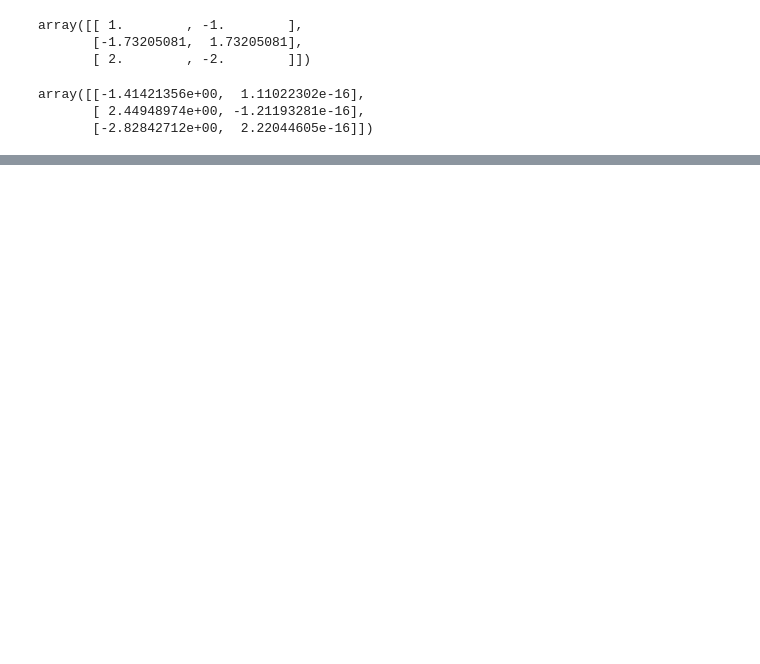
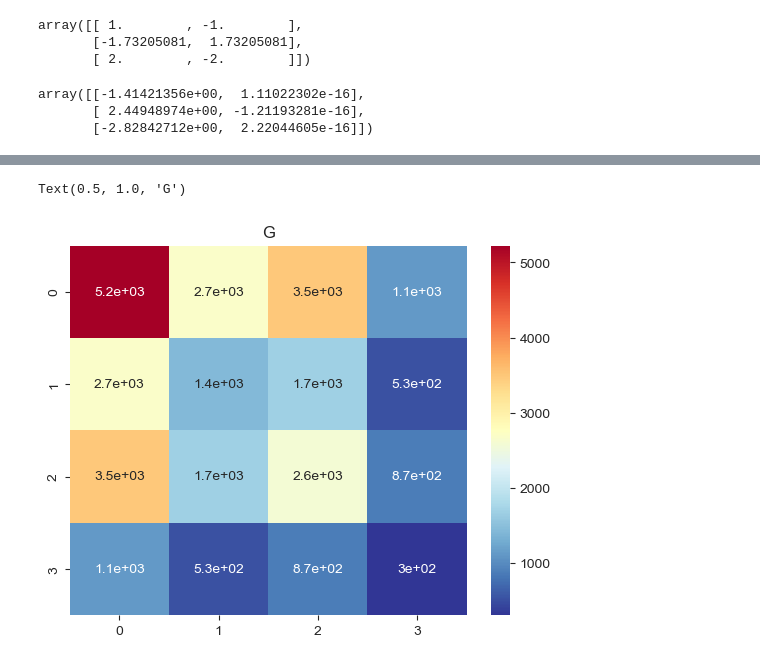
Before and after one commit to Arch-jyh/iris_books, a Jupyter notebook: book4/24.ipynb, the cells around one changed output, grey strips where cells are left out. Saved outputs shown, nothing was run; the diff lists cells and outputs as text; code cells hidden in the pictures; blank space fills up the shorter version.

```diff
--- a/book4/24.ipynb
+++ b/book4/24.ipynb
@@ -24,0 +61,12 @@ array([[-1.41421356e+00,  1.11022302e-16],
+# %%
+G = X.T @ X
+# %%
+fig,ax = plt.subplots()
+ax = sns.heatmap(G,
+                 cmap = 'RdYlBu_r',
+                 cbar_kws = {'orientation' : 'vertical'},
+                 annot = True)
+plt.title('G')
+# %% [output]
+Text(0.5, 1.0, 'G')
+[figure, added]
```
Also changed, not shown: parts of 36 cells of this notebook.
